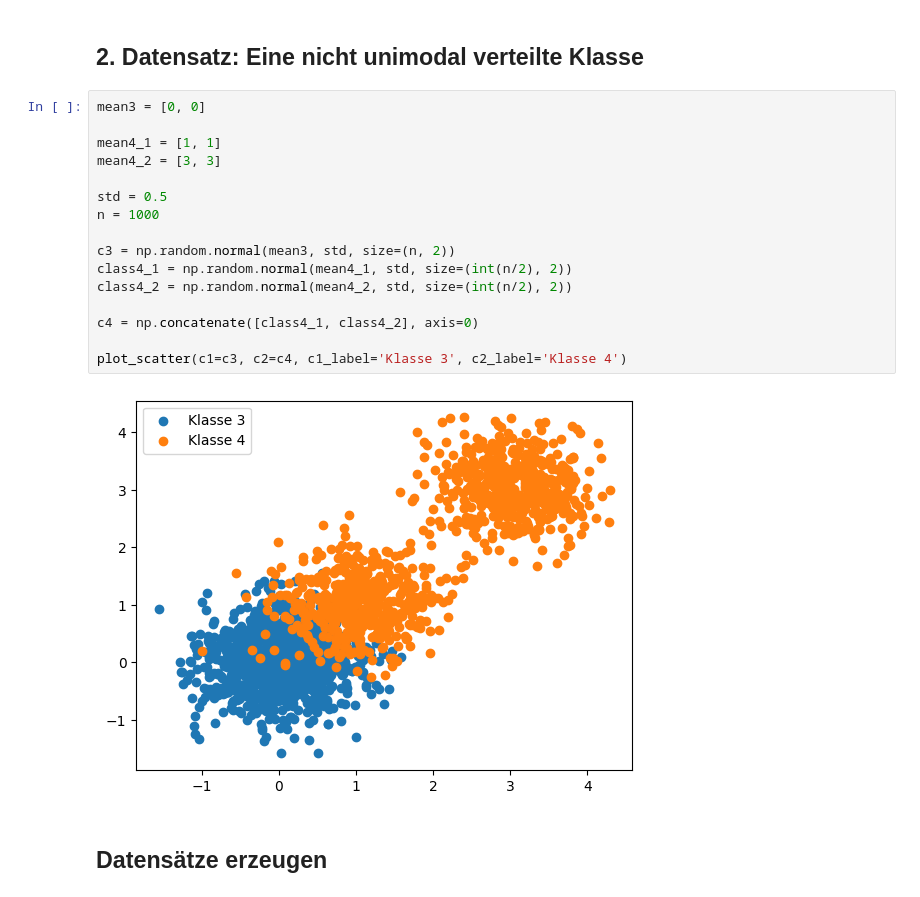
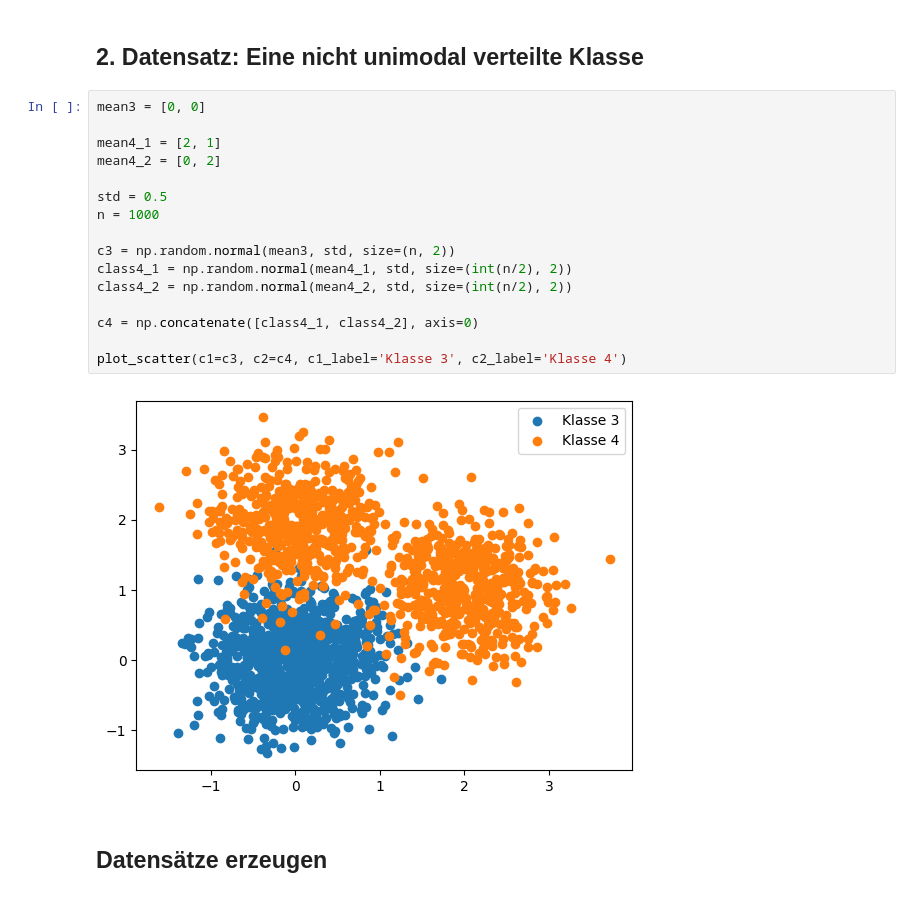
Before and after one commit to simonsymhoven/pattern-matching-machine-learning, a Jupyter notebook: blatt-2/gruppe-1-abgabe-blatt-2/aufgabe-2-3.ipynb, the cells around one changed output. Saved outputs shown, nothing was run; the diff lists cells and outputs as text.

```diff
--- a/blatt-2/gruppe-1-abgabe-blatt-2/aufgabe-2-3.ipynb
+++ b/blatt-2/gruppe-1-abgabe-blatt-2/aufgabe-2-3.ipynb
@@ -39,21 +41,21 @@ plot_scatter(c1=c1, c2=c2, c1_label='Klasse 1', c2_label='Klasse 2')
 # %%
 mean3 = [0, 0]
 
-mean4_1 = [1, 1]
-mean4_2 = [3, 3]
+mean4_1 = [2, 1]
+mean4_2 = [0, 2]
 
 std = 0.5
 n = 1000
 
 c3 = np.random.normal(mean3, std, size=(n, 2))
 class4_1 = np.random.normal(mean4_1, std, size=(int(n/2), 2))
 class4_2 = np.random.normal(mean4_2, std, size=(int(n/2), 2))
 
 c4 = np.concatenate([class4_1, class4_2], axis=0)
 
 plot_scatter(c1=c3, c2=c4, c1_label='Klasse 3', c2_label='Klasse 4')
 # %% [output]
-[figure, old version]
+[figure, new version]
 # %% [markdown]
 ## Datensätze erzeugen
 # %%
```
Also changed, not shown: parts of 7 cells of this notebook.
